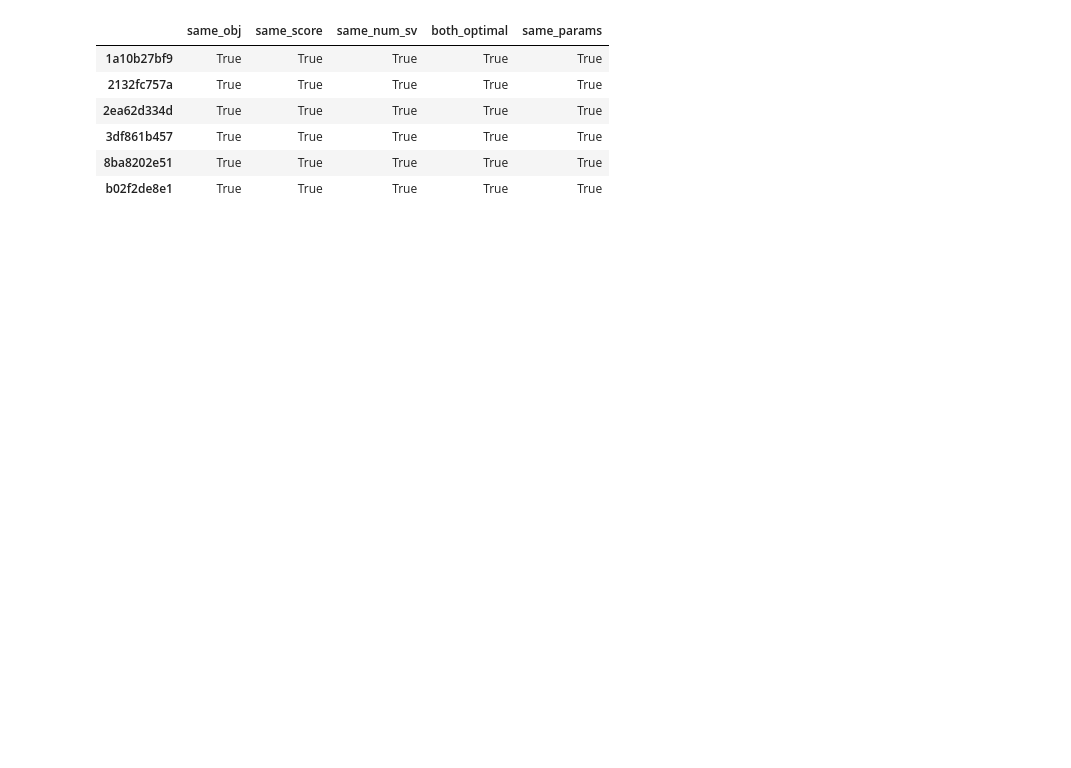
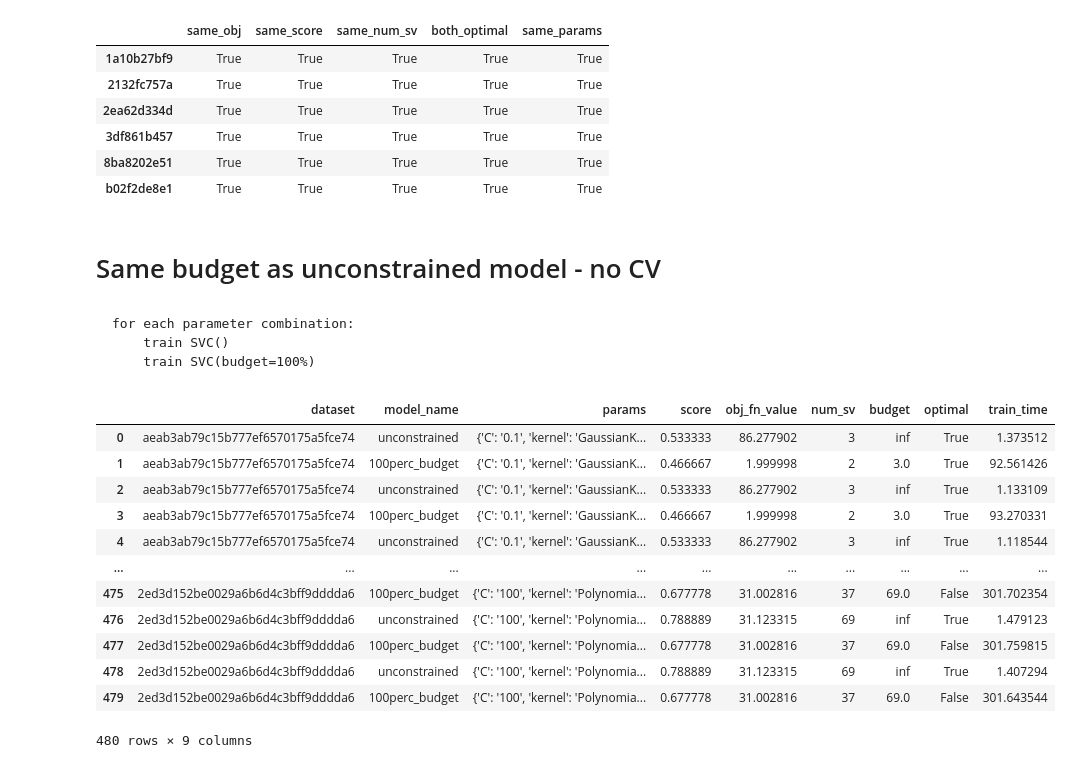
Before and after one commit to antoniobelotti/budget-svm, a Jupyter notebook: results.ipynb, the cells around one changed output. Cells and saved outputs as stored; diff of their text form; code cells hidden in the pictures; blank space fills up the shorter version.

```diff
--- a/results.ipynb
+++ b/results.ipynb
@@ -405,3 +514,29 @@ pd.DataFrame(res).T
 | 3df861b457 | True | True | True | True | True |
 | 8ba8202e51 | True | True | True | True | True |
 | b02f2de8e1 | True | True | True | True | True |
+# %% [markdown]
+# Same budget as unconstrained model - no CV
+# %% [markdown]
+    for each parameter combination:
+        train SVC()
+        train SVC(budget=100%)
+# %%
+import pandas as pd
+from budgetsvm import optimization
+
+df = pd.read_json("experiments/results/1681897515.914336_100per_budget_no_cv.json")
+df
+# %% [output]
+|  | dataset | model_name | params | score | obj_fn_value | num_sv | budget | optimal | train_time |
+| 0 | aeab3ab79c15b777ef6570175a5fce74 | unconstrained | {'C': '0.1', 'kernel': 'GaussianK... | 0.533333 | 86.277902 | 3 | inf | True | 1.373512 |
+| 1 | aeab3ab79c15b777ef6570175a5fce74 | 100perc_budget | {'C': '0.1', 'kernel': 'GaussianK... | 0.466667 | 1.999998 | 2 | 3.0 | True | 92.561426 |
+| 2 | aeab3ab79c15b777ef6570175a5fce74 | unconstrained | {'C': '0.1', 'kernel': 'GaussianK... | 0.533333 | 86.277902 | 3 | inf | True | 1.133109 |
+| 3 | aeab3ab79c15b777ef6570175a5fce74 | 100perc_budget | {'C': '0.1', 'kernel': 'GaussianK... | 0.466667 | 1.999998 | 2 | 3.0 | True | 93.270331 |
+| 4 | aeab3ab79c15b777ef6570175a5fce74 | unconstrained | {'C': '0.1', 'kernel': 'GaussianK... | 0.533333 | 86.277902 | 3 | inf | True | 1.118544 |
+| ... | ... | ... | ... | ... | ... | ... | ... | ... | ... |
+| 475 | 2ed3d152be0029a6b6d4c3bff9dddda6 | 100perc_budget | {'C': '100', 'kernel': 'Polynomia... | 0.677778 | 31.002816 | 37 | 69.0 | False | 301.702354 |
+| 476 | 2ed3d152be0029a6b6d4c3bff9dddda6 | unconstrained | {'C': '100', 'kernel': 'Polynomia... | 0.788889 | 31.123315 | 69 | inf | True | 1.479123 |
+| 477 | 2ed3d152be0029a6b6d4c3bff9dddda6 | 100perc_budget | {'C': '100', 'kernel': 'Polynomia... | 0.677778 | 31.002816 | 37 | 69.0 | False | 301.759815 |
+| 478 | 2ed3d152be0029a6b6d4c3bff9dddda6 | unconstrained | {'C': '100', 'kernel': 'Polynomia... | 0.788889 | 31.123315 | 69 | inf | True | 1.407294 |
+| 479 | 2ed3d152be0029a6b6d4c3bff9dddda6 | 100perc_budget | {'C': '100', 'kernel': 'Polynomia... | 0.677778 | 31.002816 | 37 | 69.0 | False | 301.643544 |
+480 rows × 9 columns
```
Also changed, not shown: parts of 19 cells of this notebook, 2 other files.
